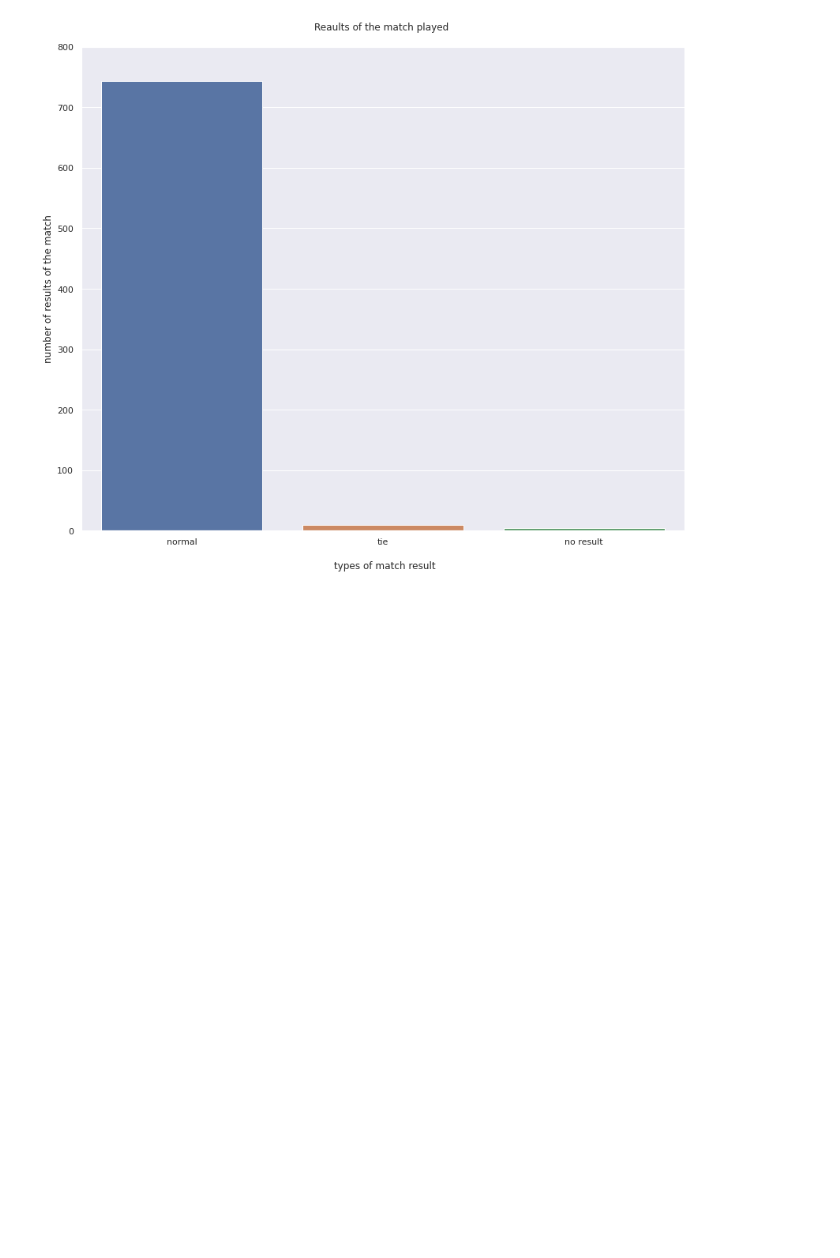
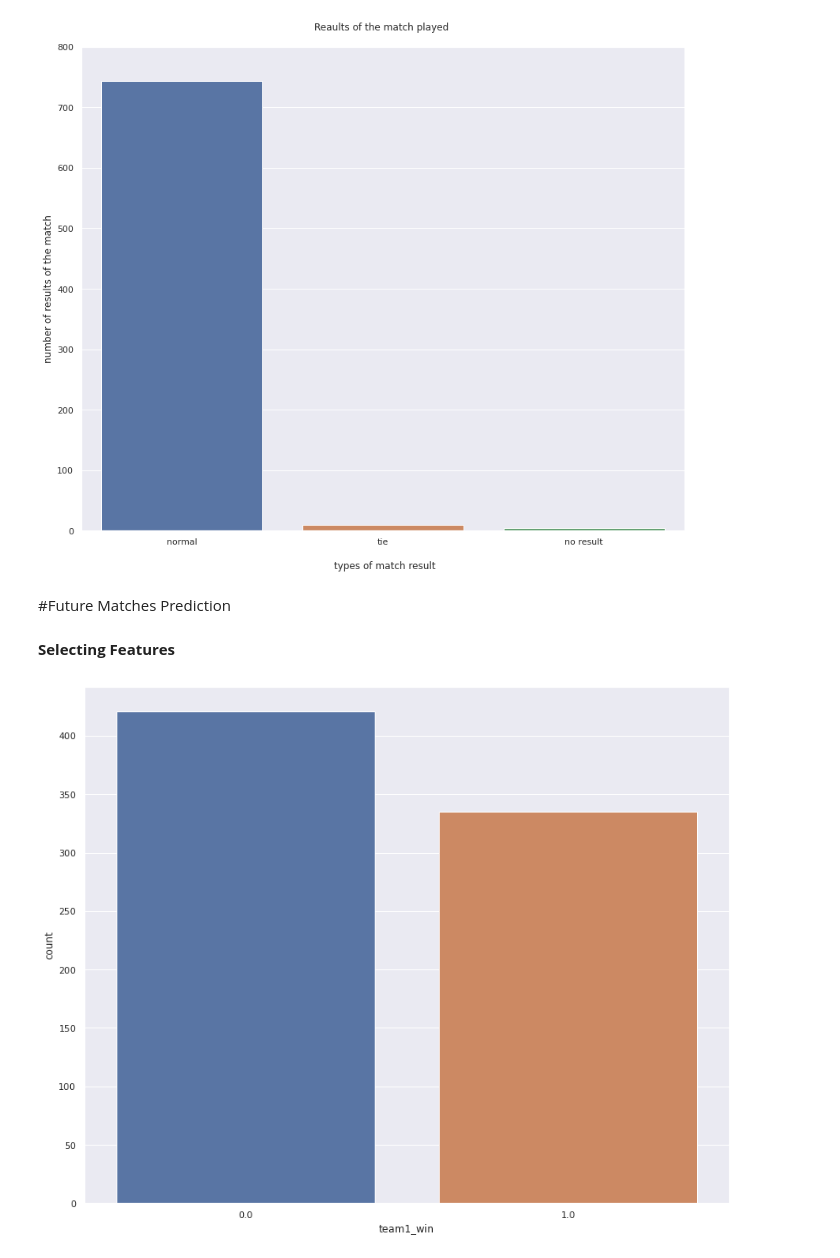
Before and after one commit to NikhilSingh433/Machine-learing-Project, a Jupyter notebook: IPL Matches Visualization/IPL_visualization.ipynb, the cells around one changed output. Cells and saved outputs as stored; diff of their text form; code cells hidden in the pictures; blank space fills up the shorter version.

Commit message:
Future Matches prediction

```diff
--- a/IPL Matches Visualization/IPL_visualization.ipynb
+++ b/IPL Matches Visualization/IPL_visualization.ipynb
@@ -181,3 +186,31 @@ plt.xlabel('\n types of match result')
 plt.show()
 # %% [output]
 [figure]
+# %% [markdown]
+#Future Matches Prediction
+# %% [markdown]
+**Selecting Features**
+# %%
+# Encoder
+encoder = LabelEncoder()
+ipl_data["team1"] = encoder.fit_transform(ipl_data["team1"])
+ipl_data["team2"] = encoder.fit_transform(ipl_data["team2"])
+ipl_data["winner"] = encoder.fit_transform(ipl_data["winner"].astype(str))
+ipl_data["toss_winner"] = encoder.fit_transform(ipl_data["toss_winner"])
+ipl_data["venue"] = encoder.fit_transform(ipl_data["venue"])
+# %%
+ipl_data.loc[ipl_data["winner"] == ipl_data["team1"], "team1_win"] = 1
+ipl_data.loc[ipl_data["winner"] != ipl_data["team1"], "team1_win"] = 0
+
+ipl_data.loc[ipl_data["toss_winner"] == ipl_data["team1"], "team1_toss_win"] = 1
+ipl_data.loc[ipl_data["toss_winner"] != ipl_data["team1"], "team1_toss_win"] = 0
+
+ipl_data["team1_bat"] = 0
+ipl_data.loc[(ipl_data["team1_toss_win"] == 1) & (ipl_data["toss_decision"] == "bat") , "team1_bat"] = 1
+
+sns.countplot(x = "team1_win" , data = ipl_data)
+plt.show
+
+prediction_df = ipl_data[["team1" , "team2" , "team1_toss_win" , "team1_bat" , "team1_win" , "venue"]]
+# %% [output]
+[figure, added]
```
Also changed, not shown: parts of 8 cells of this notebook.
